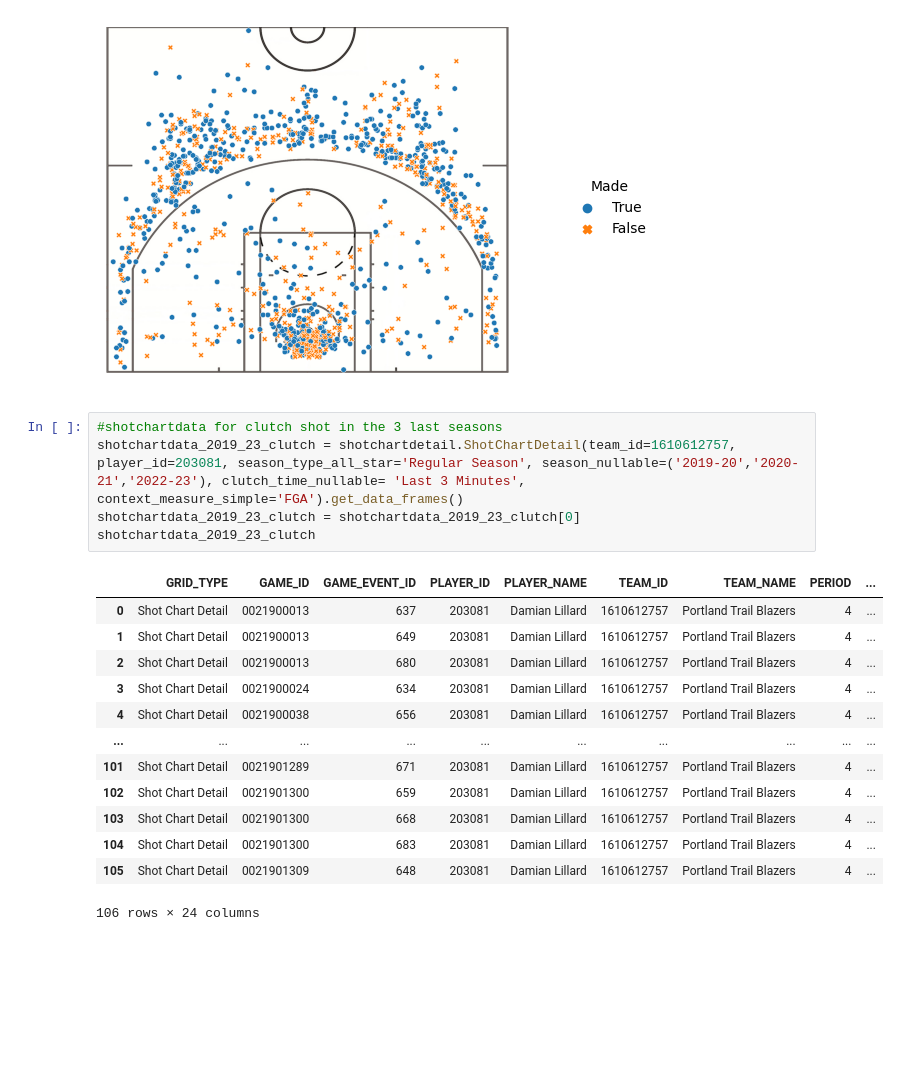
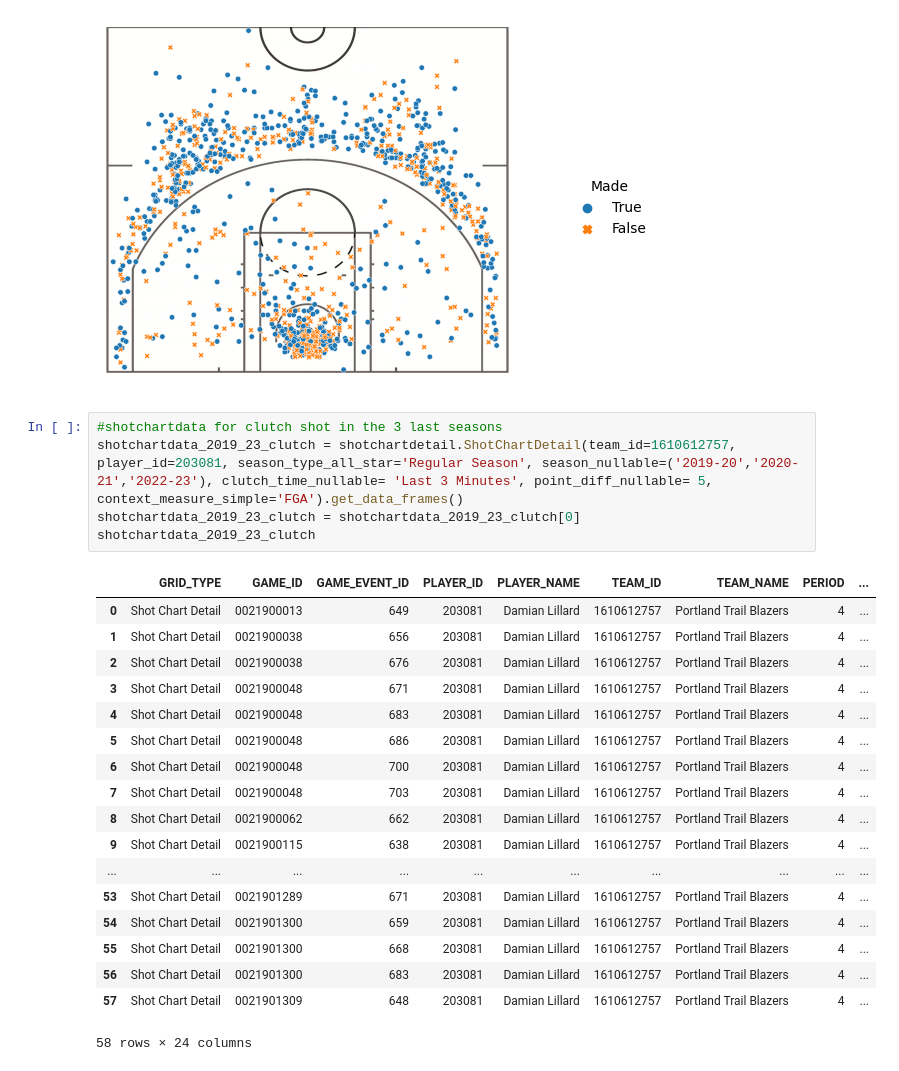
Before and after one commit to nathan0625/sharing-github, a Jupyter notebook: dame_data.ipynb, the cells around one changed output. Cells and saved outputs as stored; diff of their text form; blank space fills up the shorter version.

```diff
--- a/dame_data.ipynb
+++ b/dame_data.ipynb
@@ -176,23 +176,28 @@ shot_chart(shotchartdata_2022, hue='SHOT_MADE_FLAG', style='SHOT_MADE_FLAG', s=1
 [figure]
 # %%
 #shotchartdata for clutch shot in the 3 last seasons
-shotchartdata_2019_23_clutch = shotchartdetail.ShotChartDetail(team_id=1610612757, player_id=203081, season_type_all_star='Regular Season', season_nullable=('2019-20','2020-21','2022-23'), clutch_time_nullable= 'Last 3 Minutes', context_measure_simple='FGA').get_data_frames()
+shotchartdata_2019_23_clutch = shotchartdetail.ShotChartDetail(team_id=1610612757, player_id=203081, season_type_all_star='Regular Season', season_nullable=('2019-20','2020-21','2022-23'), clutch_time_nullable= 'Last 3 Minutes', point_diff_nullable= 5, context_measure_simple='FGA').get_data_frames()
 shotchartdata_2019_23_clutch = shotchartdata_2019_23_clutch[0]
 shotchartdata_2019_23_clutch
 # %% [output]
 |  | GRID_TYPE | GAME_ID | GAME_EVENT_ID | PLAYER_ID | PLAYER_NAME | TEAM_ID | TEAM_NAME | PERIOD | ... |
-| 0 | Shot Chart Detail | 0021900013 | 637 | 203081 | Damian Lillard | 1610612757 | Portland Trail Blazers | 4 | ... |
-| 1 | Shot Chart Detail | 0021900013 | 649 | 203081 | Damian Lillard | 1610612757 | Portland Trail Blazers | 4 | ... |
-| 2 | Shot Chart Detail | 0021900013 | 680 | 203081 | Damian Lillard | 1610612757 | Portland Trail Blazers | 4 | ... |
-| 3 | Shot Chart Detail | 0021900024 | 634 | 203081 | Damian Lillard | 1610612757 | Portland Trail Blazers | 4 | ... |
-| 4 | Shot Chart Detail | 0021900038 | 656 | 203081 | Damian Lillard | 1610612757 | Portland Trail Blazers | 4 | ... |
+| 0 | Shot Chart Detail | 0021900013 | 649 | 203081 | Damian Lillard | 1610612757 | Portland Trail Blazers | 4 | ... |
+| 1 | Shot Chart Detail | 0021900038 | 656 | 203081 | Damian Lillard | 1610612757 | Portland Trail Blazers | 4 | ... |
+| 2 | Shot Chart Detail | 0021900038 | 676 | 203081 | Damian Lillard | 1610612757 | Portland Trail Blazers | 4 | ... |
+| 3 | Shot Chart Detail | 0021900048 | 671 | 203081 | Damian Lillard | 1610612757 | Portland Trail Blazers | 4 | ... |
+| 4 | Shot Chart Detail | 0021900048 | 683 | 203081 | Damian Lillard | 1610612757 | Portland Trail Blazers | 4 | ... |
+| 5 | Shot Chart Detail | 0021900048 | 686 | 203081 | Damian Lillard | 1610612757 | Portland Trail Blazers | 4 | ... |
+| 6 | Shot Chart Detail | 0021900048 | 700 | 203081 | Damian Lillard | 1610612757 | Portland Trail Blazers | 4 | ... |
+| 7 | Shot Chart Detail | 0021900048 | 703 | 203081 | Damian Lillard | 1610612757 | Portland Trail Blazers | 4 | ... |
+| 8 | Shot Chart Detail | 0021900062 | 662 | 203081 | Damian Lillard | 1610612757 | Portland Trail Blazers | 4 | ... |
+| 9 | Shot Chart Detail | 0021900115 | 638 | 203081 | Damian Lillard | 1610612757 | Portland Trail Blazers | 4 | ... |
 | ... | ... | ... | ... | ... | ... | ... | ... | ... | ... |
-| 101 | Shot Chart Detail | 0021901289 | 671 | 203081 | Damian Lillard | 1610612757 | Portland Trail Blazers | 4 | ... |
-| 102 | Shot Chart Detail | 0021901300 | 659 | 203081 | Damian Lillard | 1610612757 | Portland Trail Blazers | 4 | ... |
-| 103 | Shot Chart Detail | 0021901300 | 668 | 203081 | Damian Lillard | 1610612757 | Portland Trail Blazers | 4 | ... |
-| 104 | Shot Chart Detail | 0021901300 | 683 | 203081 | Damian Lillard | 1610612757 | Portland Trail Blazers | 4 | ... |
-| 105 | Shot Chart Detail | 0021901309 | 648 | 203081 | Damian Lillard | 1610612757 | Portland Trail Blazers | 4 | ... |
+| 53 | Shot Chart Detail | 0021901289 | 671 | 203081 | Damian Lillard | 1610612757 | Portland Trail Blazers | 4 | ... |
+| 54 | Shot Chart Detail | 0021901300 | 659 | 203081 | Damian Lillard | 1610612757 | Portland Trail Blazers | 4 | ... |
+| 55 | Shot Chart Detail | 0021901300 | 668 | 203081 | Damian Lillard | 1610612757 | Portland Trail Blazers | 4 | ... |
+| 56 | Shot Chart Detail | 0021901300 | 683 | 203081 | Damian Lillard | 1610612757 | Portland Trail Blazers | 4 | ... |
+| 57 | Shot Chart Detail | 0021901309 | 648 | 203081 | Damian Lillard | 1610612757 | Portland Trail Blazers | 4 | ... |
-106 rows × 24 columns
+58 rows × 24 columns
 # %%
 shotchartdata_2019_23_clutch['GAME_DATE'] = shotchartdata_2019_23_clutch['GAME_DATE'].astype(str)
 shotchartdata_2019_23_clutch
```
Also changed, not shown: parts of 3 cells of this notebook.
